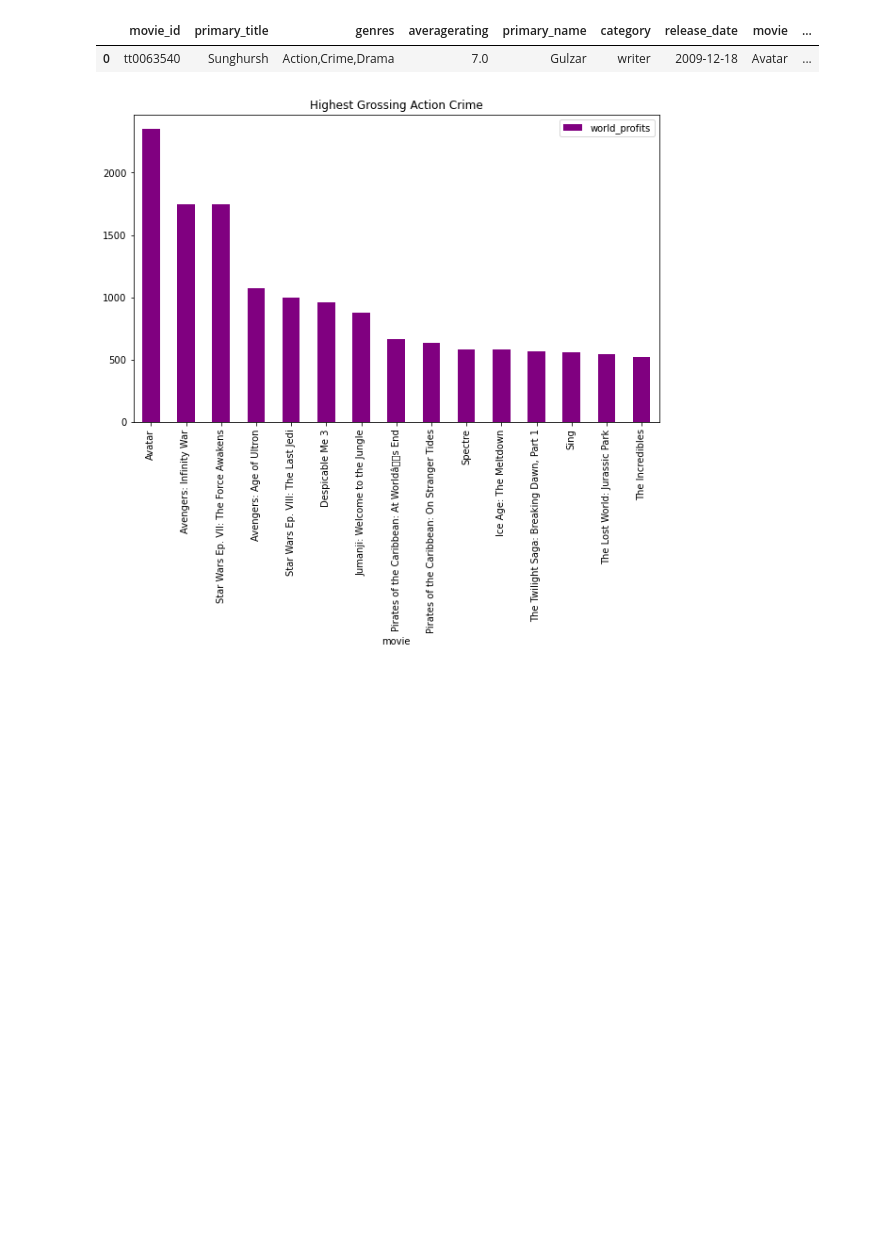
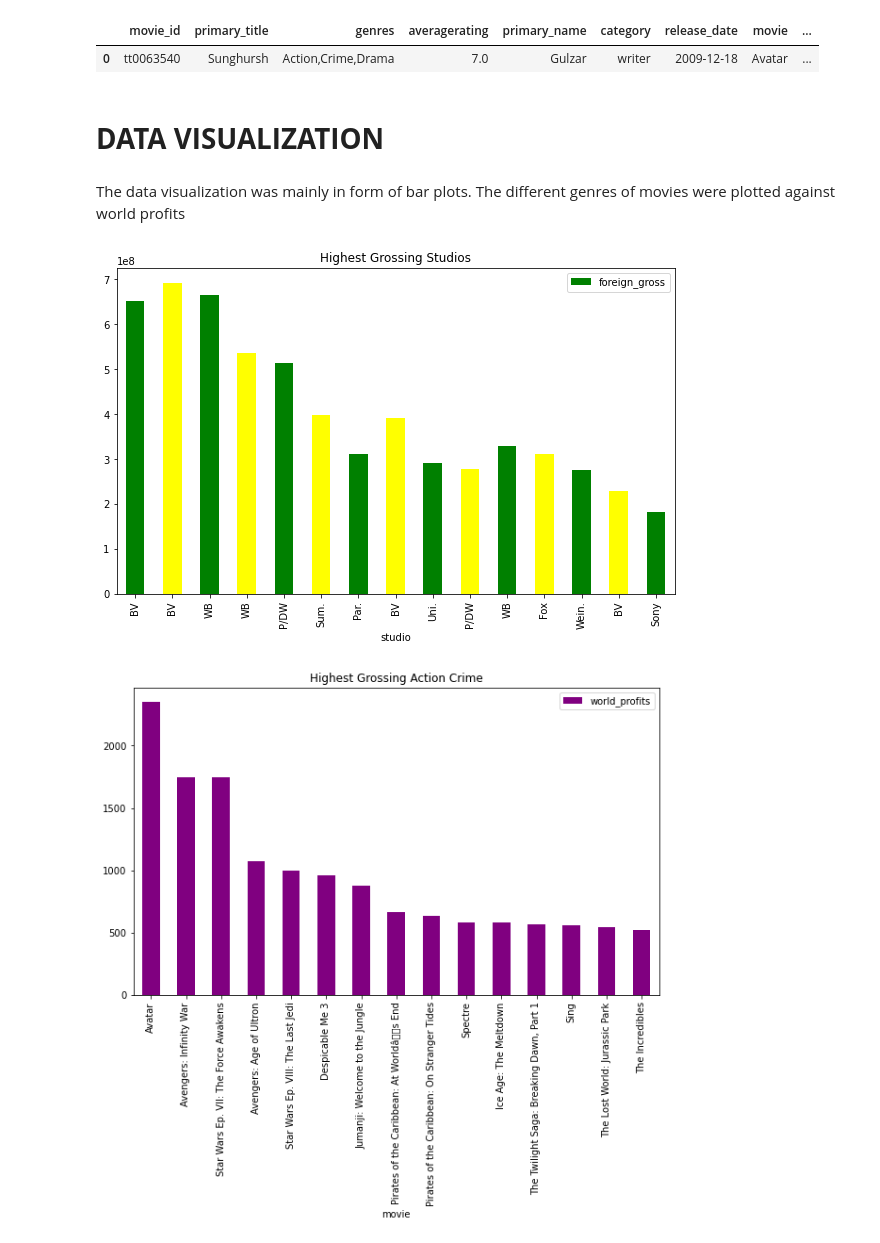
Before and after one commit to Opiyow/Project-v1, a Jupyter notebook: Marjorie Opiyo dsc_phase1_project.ipynb, the cells around one changed output. Cells and saved outputs as stored; diff of their text form; code cells hidden in the pictures; blank space fills up the shorter version.

```diff
--- a/Marjorie Opiyo dsc_phase1_project.ipynb
+++ b/Marjorie Opiyo dsc_phase1_project.ipynb
@@ -820,4 +928,13 @@ act_crime_drama[act_crime_drama['movie'] == 'Avatar']
 # %% [output]
 |  | movie_id | primary_title | genres | averagerating | primary_name | category | release_date | movie | ... |
 | 0 | tt0063540 | Sunghursh | Action,Crime,Drama | 7.0 | Gulzar | writer | 2009-12-18 | Avatar | ... |
+# %% [markdown]
+# **DATA VISUALIZATION**
+# %% [markdown]
+The data visualization was mainly in form of bar plots. The different genres of movies were plotted against world profits
+# %%
+# plotting the high grossing studios
+bom_df.head(15).plot('studio','foreign_gross',kind ='bar',figsize =(10,6),title = 'Highest Grossing Studios',color =['green','yellow']);
+# %% [output]
+[figure, added]
 # %%
```
Also changed, not shown: parts of 36 cells of this notebook.
